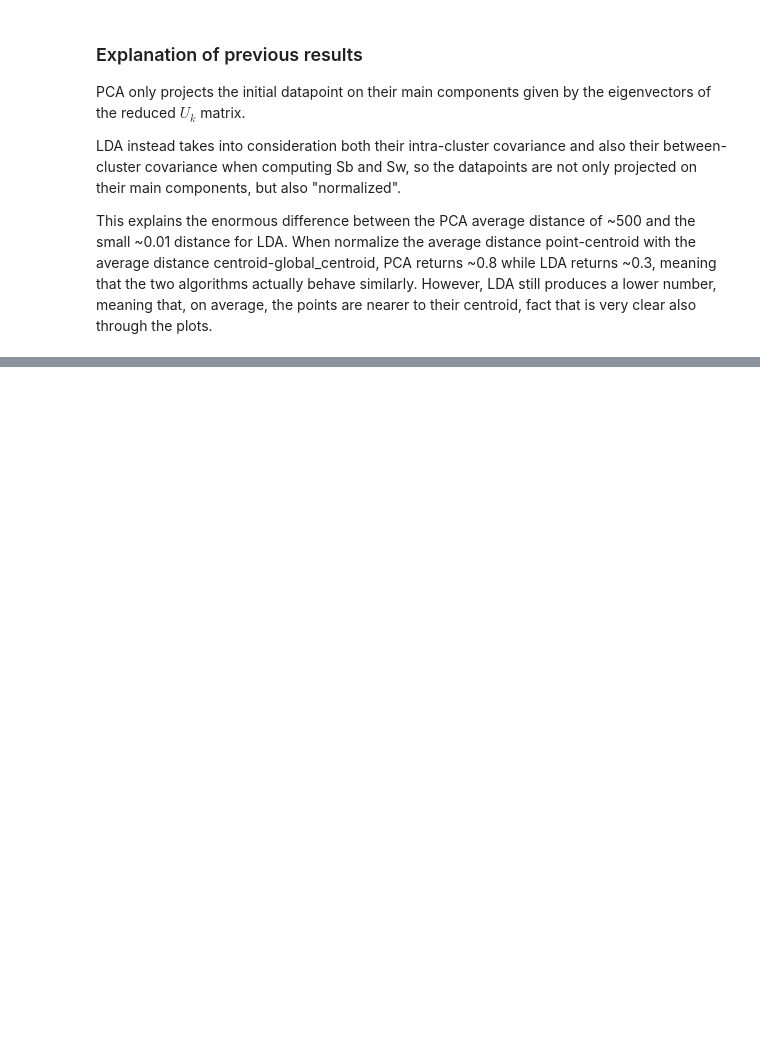
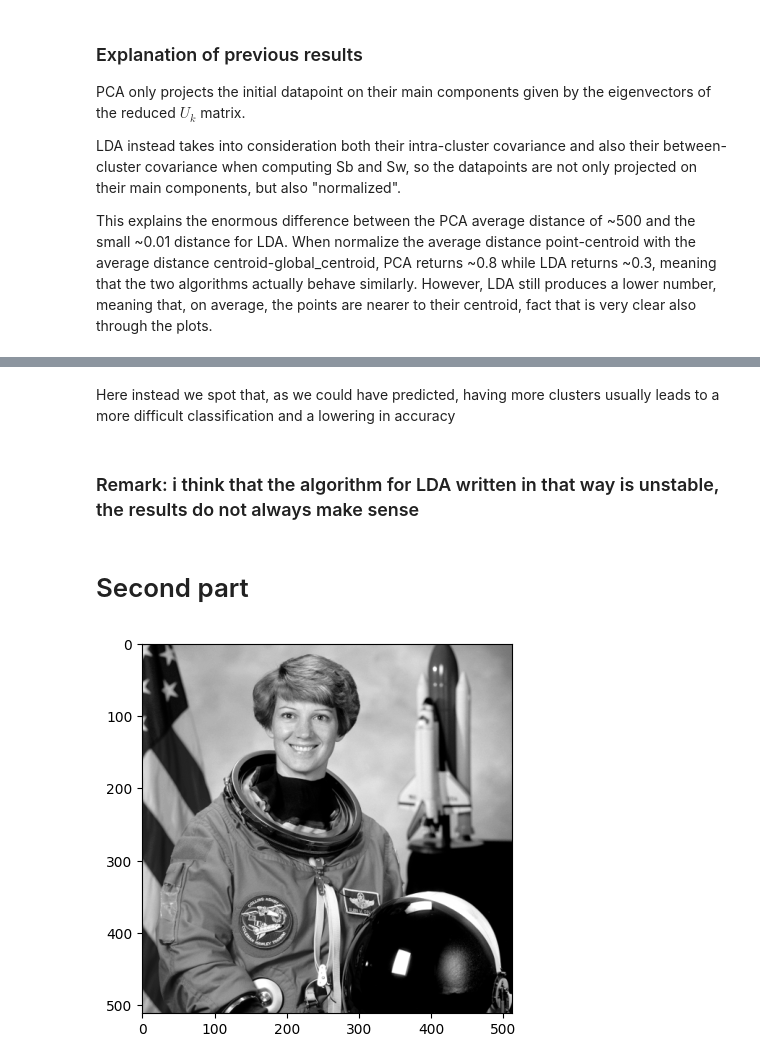
Before and after one commit to MarcelloCeresini/StatMatMethodsAI, a Jupyter notebook: src/Homework2.ipynb, the cells around one changed output, grey strips where cells are left out. Saved outputs shown, nothing was run; the diff lists cells and outputs as text; code cells hidden in the pictures; blank space fills up the shorter version.

```diff
--- a/src/Homework2.ipynb
+++ b/src/Homework2.ipynb
@@ -335,0 +425,12 @@ plt.show()
+# %% [markdown]
+Here instead we spot that, as we could have predicted, having more clusters usually leads to a more difficult classification and a lowering in accuracy
+# %% [markdown]
+### Remark: i think that the algorithm for LDA written in that way is unstable, the results do not always make sense
+# %% [markdown]
+# Second part
+# %%
+img = np.array(skimage.color.rgb2gray(skimage.data.astronaut()))
+plt.imshow(img, cmap="gray")
+plt.show()
+# %% [output]
+[figure, added]
```
Also changed, not shown: parts of 40 cells of this notebook.
